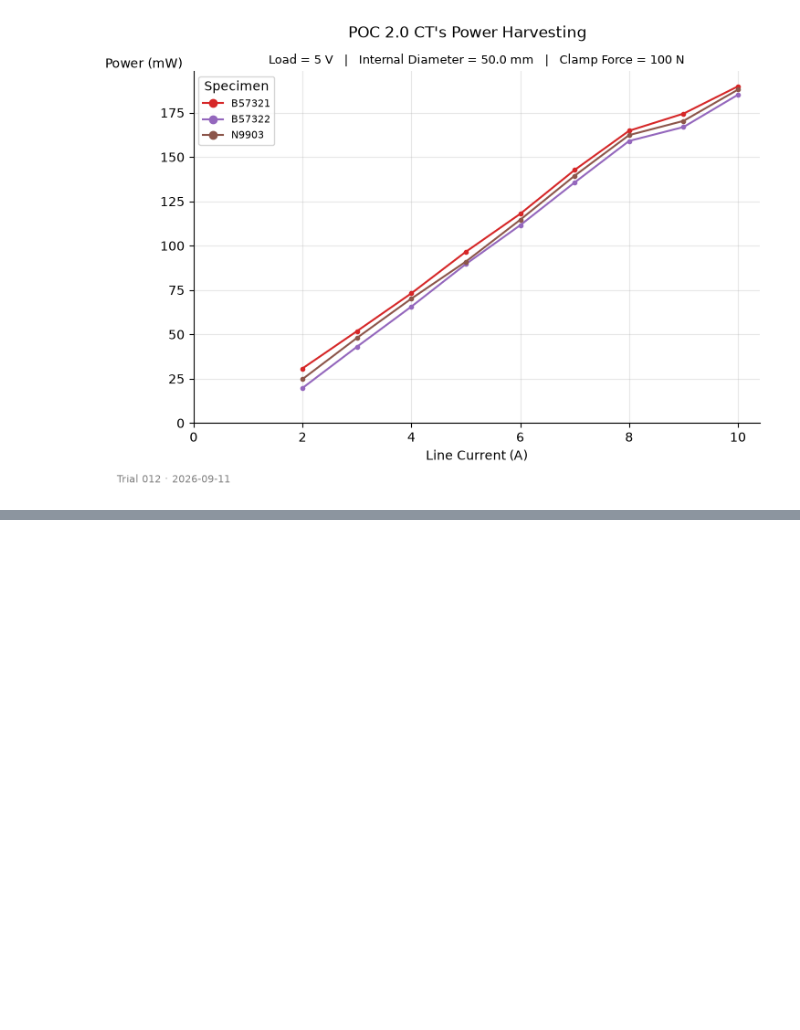
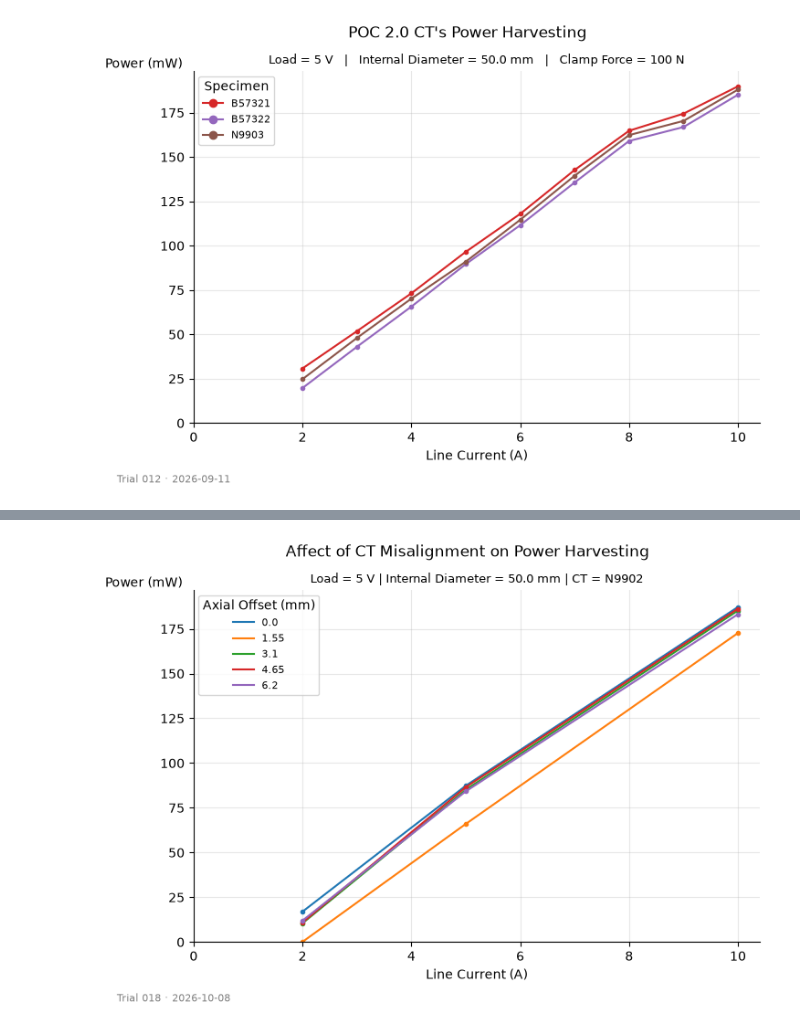
Before and after one commit to stephengilbert1/current-transformer-analysis, a Jupyter notebook: notebooks/exploratory/2026-09-21-scratch.ipynb, the cells around one changed output, grey strips where cells are left out. Saved outputs shown, nothing was run; the diff lists cells and outputs as text; code cells hidden in the pictures; blank space fills up the shorter version.

```diff
--- a/notebooks/exploratory/2026-09-21-scratch.ipynb
+++ b/notebooks/exploratory/2026-09-21-scratch.ipynb
@@ -37,0 +82,25 @@ fig.savefig("../../figures/sample_output.png", dpi=100, bbox_inches="tight")  #
+# %%
+fig, ax = compare_sweeps_grouped(
+    ["018"],
+    key_col="offset_mm",
+    x="line_current_A",
+    xlabel="Line Current (A)",
+    color_map={
+        0.0: "tab:blue",
+        1.55: "tab:orange",
+        3.1: "tab:green",
+        4.65: "tab:red",
+        6.2: "tab:purple",
+    },
+    legend_title="Axial Offset (mm)",
+)
+fig.suptitle("Affect of CT Misalignment on Power Harvesting")
+ax.set_title(
+    "Load = 5 V | Internal Diameter = 50.0 mm | CT = N9902",
+    fontsize=9,
+)
+fig.savefig(
+    "../../figures/ct_misalignment_power_harvest.png", dpi=300, bbox_inches="tight"
+)
+# %% [output]
+[figure, added]
```
Also changed, not shown: parts of 3 cells of this notebook, 3 other files.
